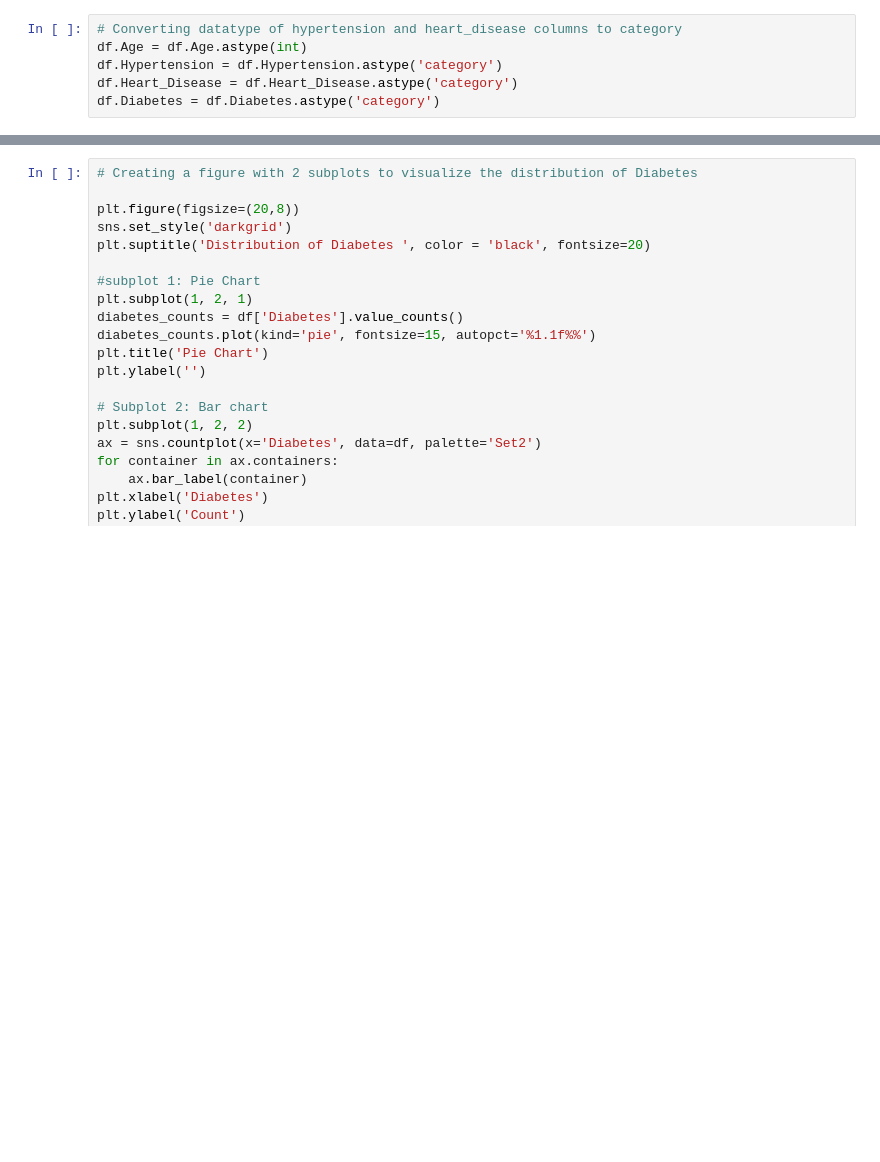
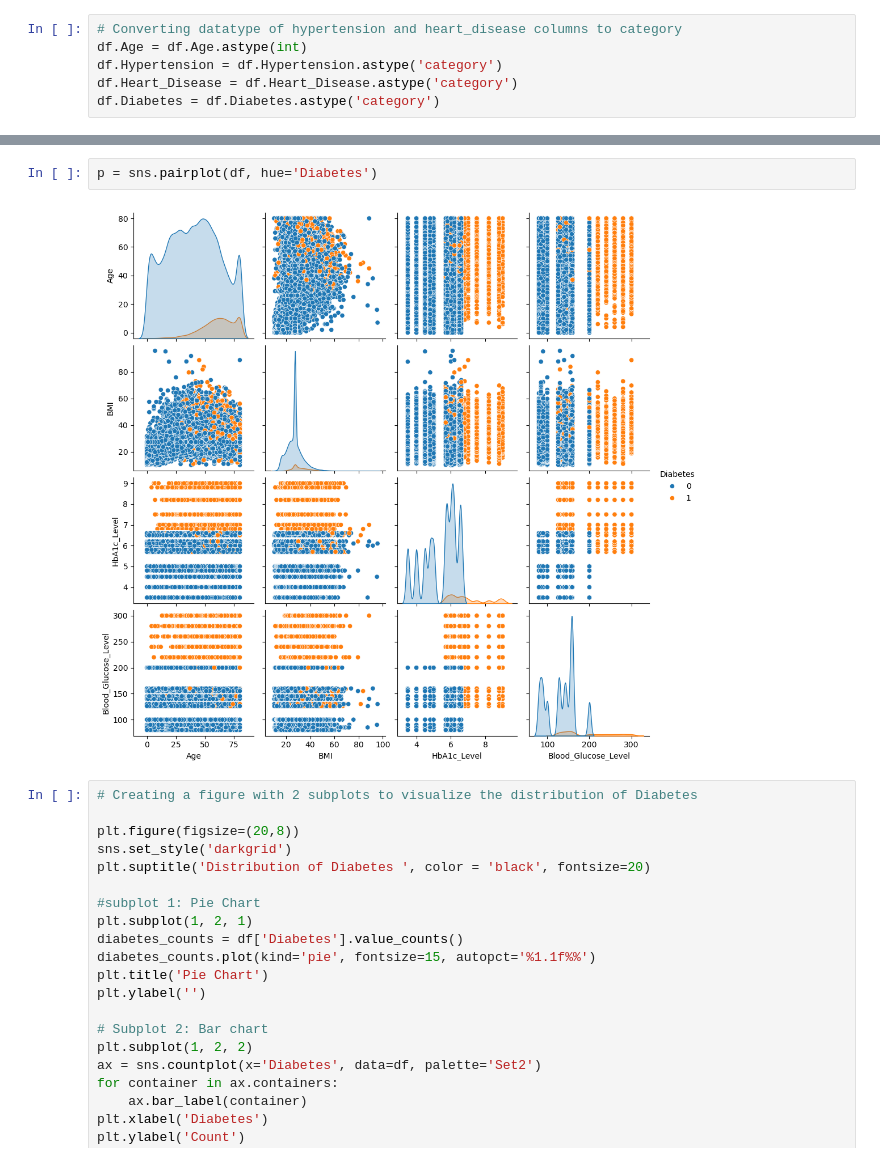
Before and after one commit to towmiessDS/Data-Science, a Jupyter notebook: Practice/Diabetes_Predict/Diabetes_Predict.ipynb, the cells around one changed output, grey strips where cells are left out. Saved outputs shown, nothing was run; the diff lists cells and outputs as text; blank space fills up the shorter version.

```diff
--- a/Practice/Diabetes_Predict/Diabetes_Predict.ipynb
+++ b/Practice/Diabetes_Predict/Diabetes_Predict.ipynb
@@ -318,6 +336,10 @@ Data columns (total 9 columns):
  8   Diabetes             96146 non-null  category
 dtypes: category(3), float64(2), int32(1), int64(1), object(2)
 memory usage: 5.0+ MB
+# %%
+p = sns.pairplot(df, hue='Diabetes')
+# %% [output]
+[figure, added]
 # %%
 # Creating a figure with 2 subplots to visualize the distribution of Diabetes
 
```
Also changed, not shown: parts of 27 cells of this notebook, 3 other files.
